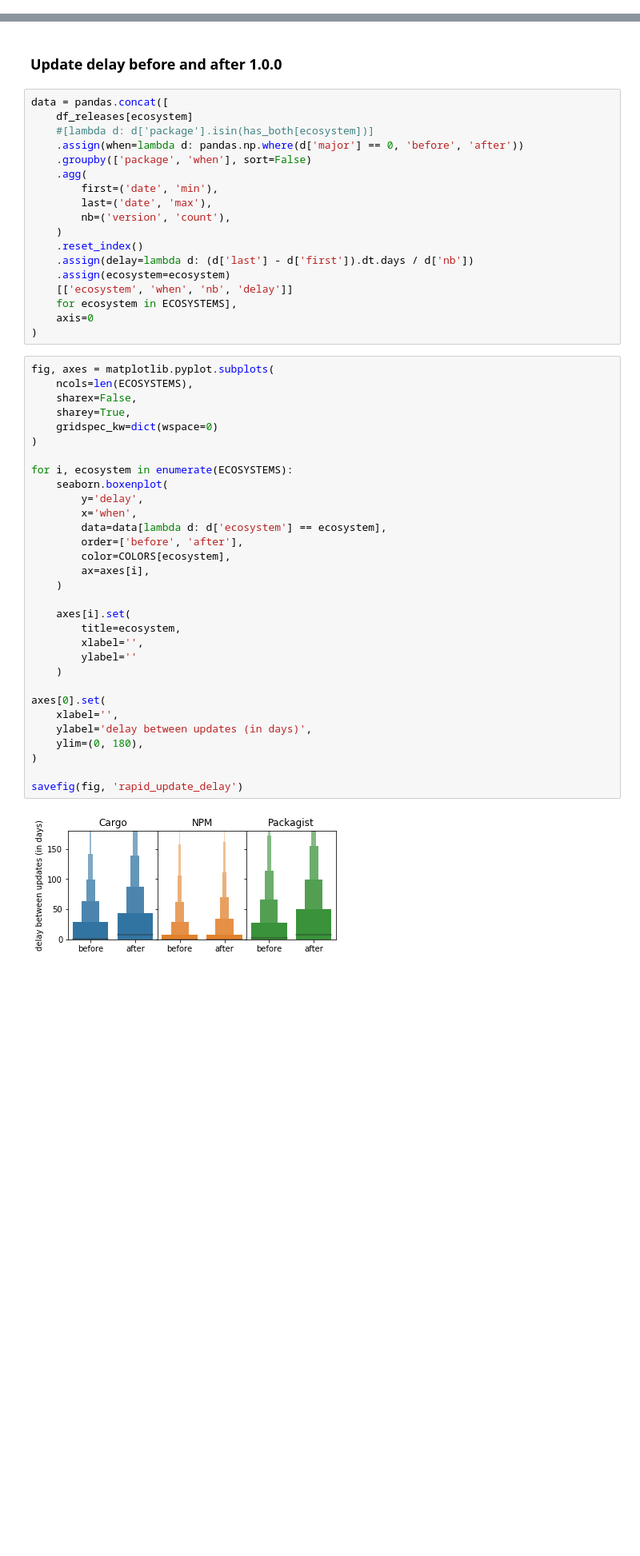
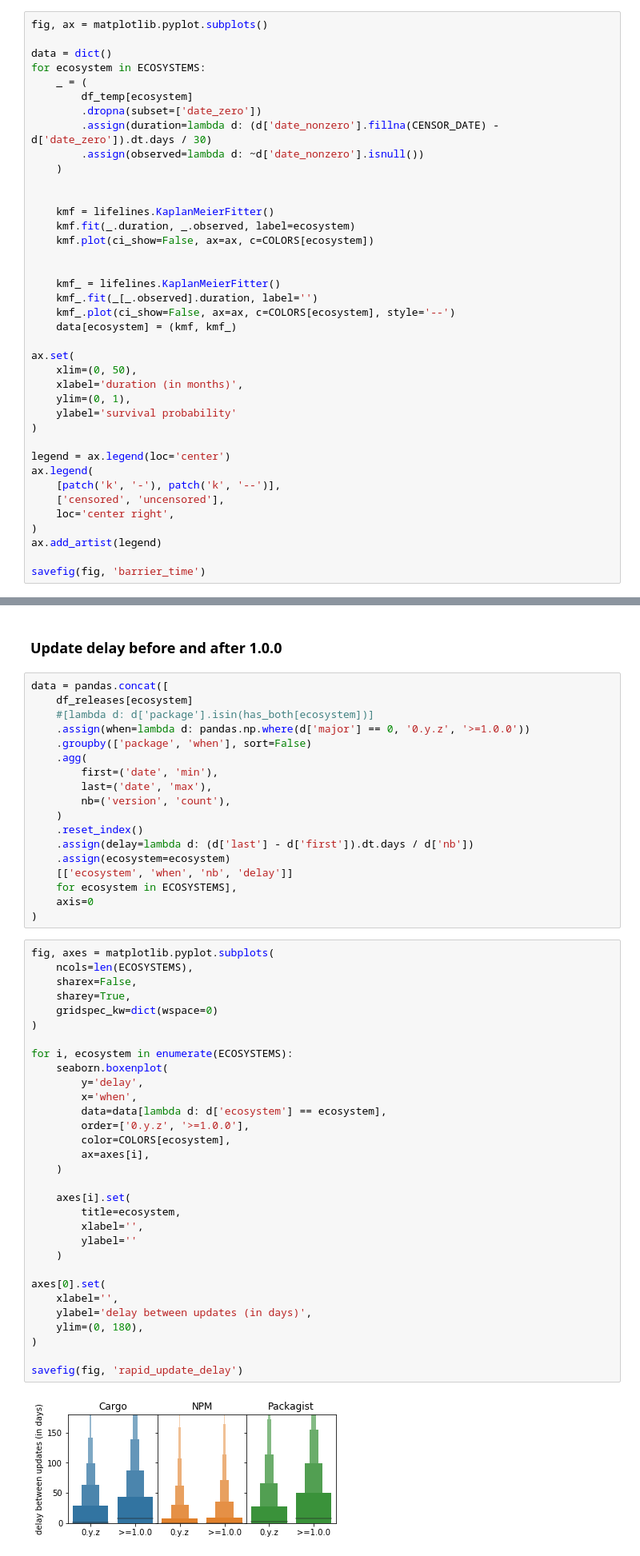
Before and after one commit to AlexandreDecan/secos-zero, a Jupyter notebook: notebooks/Magic zero.ipynb, the cells around one changed output, grey strips where cells are left out. Shown at 80% size. Saved outputs shown, nothing was run; the diff lists cells and outputs as text; blank space fills up the shorter version.

```diff
--- a/notebooks/Magic zero.ipynb
+++ b/notebooks/Magic zero.ipynb
@@ -201,2 +271,41 @@ a.k.a "The 1.0.0 barrier"
 # %% [markdown]
 ### Time to reach 1.0.0
+# %%
+fig, ax = matplotlib.pyplot.subplots()
+
+data = dict()
+for ecosystem in ECOSYSTEMS:
+    _ = (
+        df_temp[ecosystem]
+        .dropna(subset=['date_zero'])
+        .assign(duration=lambda d: (d['date_nonzero'].fillna(CENSOR_DATE) - d['date_zero']).dt.days / 30)
+        .assign(observed=lambda d: ~d['date_nonzero'].isnull())
+    )
+
+
+    kmf = lifelines.KaplanMeierFitter()
+    kmf.fit(_.duration, _.observed, label=ecosystem)
+    kmf.plot(ci_show=False, ax=ax, c=COLORS[ecosystem])
+
+
+    kmf_ = lifelines.KaplanMeierFitter()
+    kmf_.fit(_[_.observed].duration, label='')
+    kmf_.plot(ci_show=False, ax=ax, c=COLORS[ecosystem], style='--')
+    data[ecosystem] = (kmf, kmf_)
+
+ax.set(
+    xlim=(0, 50),
+    xlabel='duration (in months)',
+    ylim=(0, 1),
+    ylabel='survival probability'
+)
+
+legend = ax.legend(loc='center')
+ax.legend(
+    [patch('k', '-'), patch('k', '--')],
+    ['censored', 'uncensored'],
+    loc='center right',
+)
+ax.add_artist(legend)
+
+savefig(fig, 'barrier_time')
@@ -210,7 +342,7 @@ a.k.a "Major version zero is all about rapid development"
 data = pandas.concat([
     df_releases[ecosystem]
     #[lambda d: d['package'].isin(has_both[ecosystem])]
-    .assign(when=lambda d: pandas.np.where(d['major'] == 0, 'before', 'after'))
+    .assign(when=lambda d: pandas.np.where(d['major'] == 0, '0.y.z', '>=1.0.0'))
     .groupby(['package', 'when'], sort=False)
     .agg(
         first=('date', 'min'),
@@ -228,35 +360,35 @@ data = pandas.concat([
 fig, axes = matplotlib.pyplot.subplots(
     ncols=len(ECOSYSTEMS),
     sharex=False,
     sharey=True,
     gridspec_kw=dict(wspace=0)
 )
 
 for i, ecosystem in enumerate(ECOSYSTEMS):
     seaborn.boxenplot(
         y='delay',
         x='when',
         data=data[lambda d: d['ecosystem'] == ecosystem],
-        order=['before', 'after'],
+        order=['0.y.z', '>=1.0.0'],
         color=COLORS[ecosystem],
         ax=axes[i],
     )
 
     axes[i].set(
         title=ecosystem,
         xlabel='',
         ylabel=''
     )
 
 axes[0].set(
     xlabel='',
     ylabel='delay between updates (in days)',
     ylim=(0, 180),
 )
 
 savefig(fig, 'rapid_update_delay')
 # %% [output]
-[figure, old version]
+[figure, new version]
 # %%
 (
     data
```
Also changed, not shown: parts of 30 cells of this notebook, 3 other files.
